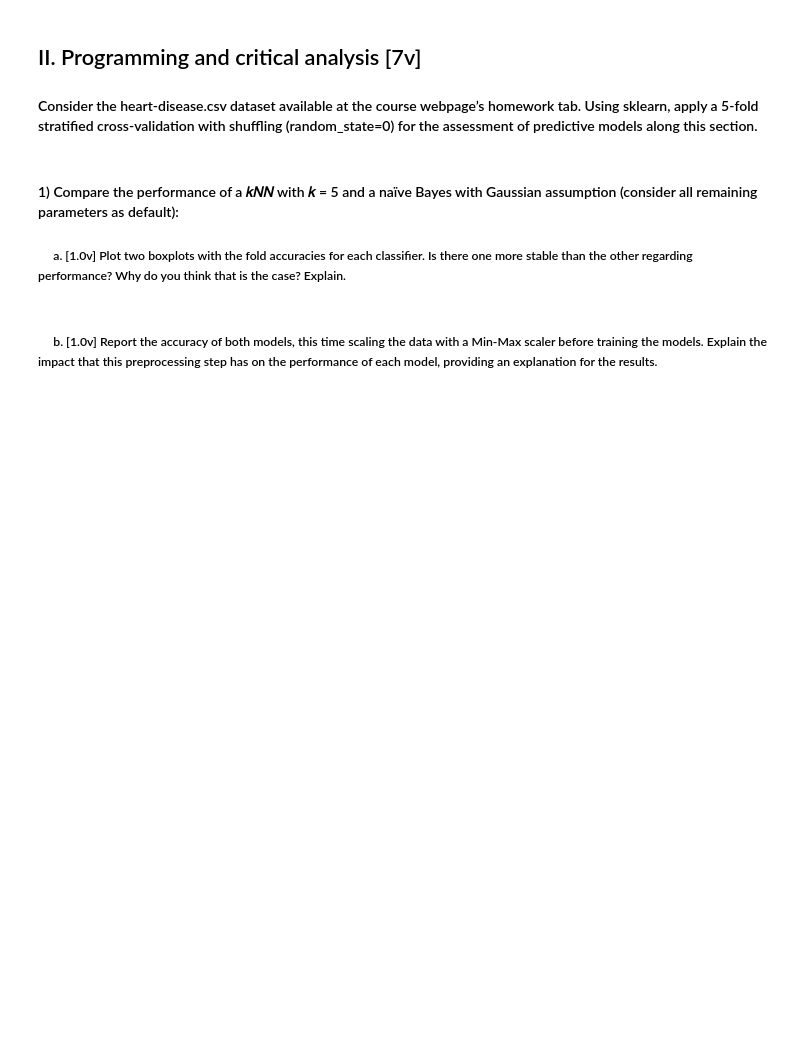
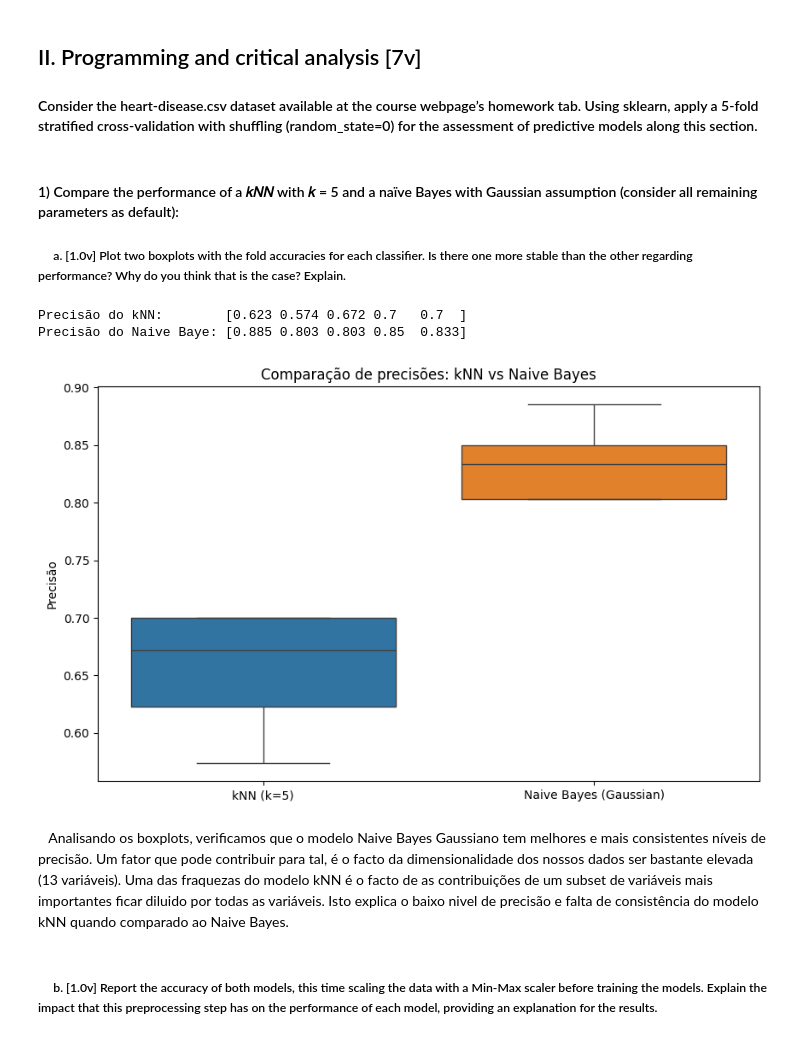
Before and after one commit to DriftPT/Apre-Project-24-25, a Jupyter notebook: Homework 2/G040_notebook2.ipynb, the cells around one changed output. Cells and saved outputs as stored; diff of their text form; code cells hidden in the pictures; blank space fills up the shorter version.

```diff
--- a/Homework 2/G040_notebook2.ipynb
+++ b/Homework 2/G040_notebook2.ipynb
@@ -2,11 +2,51 @@
 <h2> II. Programming and critical analysis [7v]
 
 <h4> Consider the heart-disease.csv dataset available at the course webpage’s homework tab. Using sklearn, apply a 5-fold stratified cross-validation with shuffling (random_state=0) for the assessment of predictive models along this section.
+# %%
+import pandas as pd
+import numpy as np
+import matplotlib.pyplot as plt
+import seaborn as sns
+from sklearn.neighbors import KNeighborsClassifier
+from sklearn.naive_bayes import GaussianNB
+from sklearn.model_selection import StratifiedKFold, cross_val_score
+import scipy.stats as stats
+
+data = pd.read_csv('heart-disease.csv')
 # %% [markdown]
 <h4>  1)  Compare the performance of a 𝑘𝑁𝑁 with 𝑘 = 5 and a naïve Bayes with Gaussian
 assumption (consider all remaining parameters as default):
 
 <h5>&nbsp;&nbsp;&nbsp;&nbsp;&nbsp;a. [1.0v] Plot two boxplots with the fold accuracies for each classifier. Is there one more stable than the other regarding performance? Why do you think that is the case? Explain.
+# %%
+x = data.drop('target', axis=1)
+y = data['target']
+
+knn = KNeighborsClassifier(n_neighbors=5)
+naiveBayes = GaussianNB()
+
+skf = StratifiedKFold(n_splits=5, shuffle=True, random_state=0)
+
+acc1 = cross_val_score(knn, x, y, cv=skf, scoring='accuracy')
+acc2 = cross_val_score(naiveBayes, x, y, cv=skf, scoring='accuracy')
+
+print("Precisão do kNN:       ", np.round(acc1, 3))
+print("Precisão do Naive Baye:", np.round(acc2, 3))
+
+labels = ['kNN (k=5)', 'Naive Bayes (Gaussian)']
+plt.figure(figsize=(10, 6))
+sns.boxplot(data=[acc1, acc2])
+plt.xticks([0, 1], labels)
+
+plt.title('Comparação de precisões: kNN vs Naive Bayes')
+plt.ylabel('Precisão')
+plt.show()
+# %% [output]
+Precisão do kNN:        [0.623 0.574 0.672 0.7   0.7  ]
+Precisão do Naive Baye: [0.885 0.803 0.803 0.85  0.833]
+[figure, added]
+# %% [markdown]
+&nbsp;&nbsp;&nbsp;Analisando os boxplots, verificamos que o modelo Naive Bayes Gaussiano tem melhores e mais consistentes níveis de precisão. Um fator que pode contribuir para tal, é o facto da dimensionalidade dos nossos dados ser bastante elevada (13 variáveis). Uma das fraquezas do modelo kNN é o facto de as contribuições de um subset de variáveis mais importantes ficar diluido por todas as variáveis. Isto explica o baixo nivel de precisão e falta de consistência do modelo kNN quando comparado ao Naive Bayes.
 # %% [markdown]
 <h5>&nbsp;&nbsp;&nbsp;&nbsp;&nbsp;b. [1.0v] Report the accuracy of both models, this time scaling the data with a
 Min-Max scaler before training the models. Explain the impact that this preprocessing step has on the performance of each model, providing an
```
Also changed, not shown: parts of 4 cells of this notebook.
